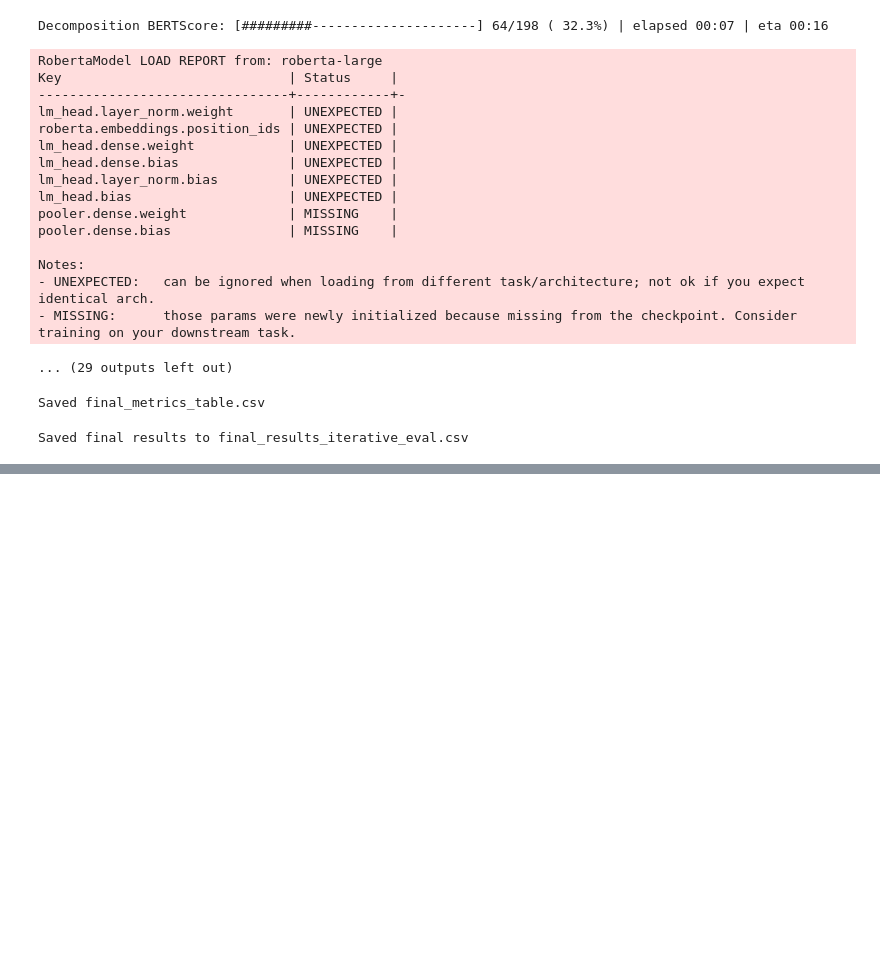
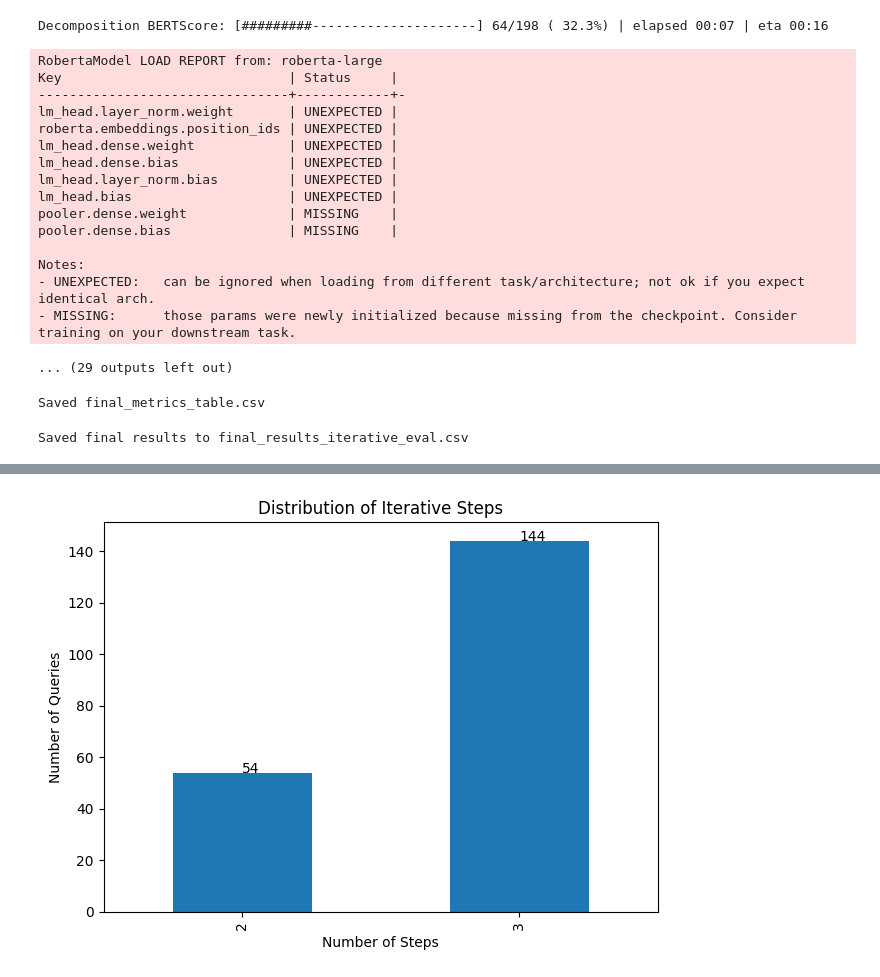
Before and after one commit to raina-joshi/llm-followup-thesis, a Jupyter notebook: preliminary_experiments.ipynb, the cells around one changed output, grey strips where cells are left out. Cells and saved outputs as stored; diff of their text form; code cells hidden in the pictures; blank space fills up the shorter version.

```diff
--- a/preliminary_experiments.ipynb
+++ b/preliminary_experiments.ipynb
@@ -1519,0 +1552,13 @@ final_table.to_csv("comparison_table_iterative.csv", index=False)
+# %%
+ax = final_df['Iterative_Steps'].value_counts().sort_index().plot(kind='bar')
+
+for p in ax.patches:
+    ax.annotate(str(int(p.get_height())), (p.get_x() + 0.25, p.get_height()))
+
+plt.title("Distribution of Iterative Steps")
+plt.xlabel("Number of Steps")
+plt.ylabel("Number of Queries")
+plt.tight_layout()
+plt.show()
+# %% [output]
+[figure, added]
```
Also changed, not shown: parts of 1 cell of this notebook.
